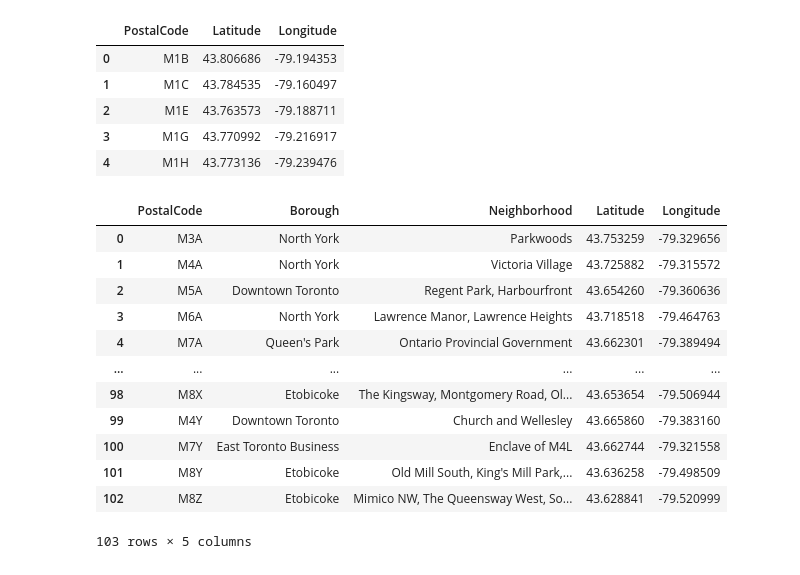
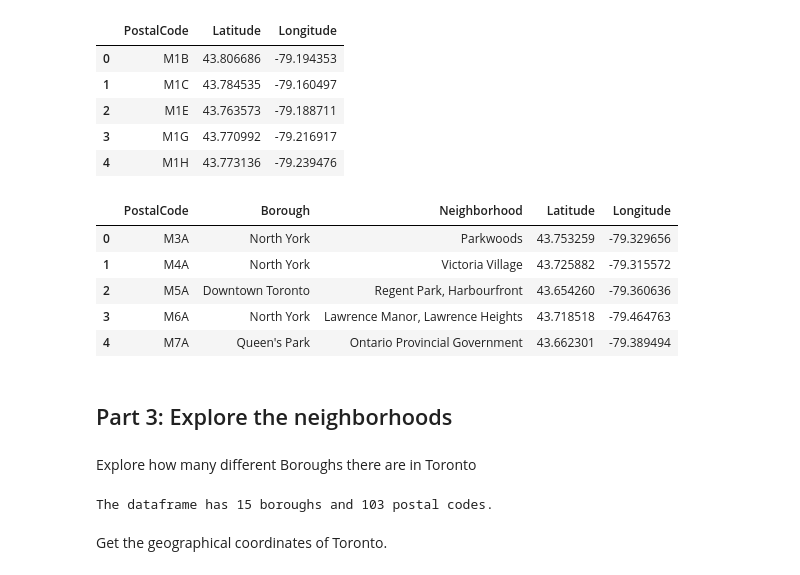
Before and after one commit to cthigh/Coursera_Capstone, a Jupyter notebook: Segmenting and Clustering Neighborhoods in Toronto.ipynb, the cells around one changed output. Cells and saved outputs as stored; diff of their text form; code cells hidden in the pictures.

```diff
--- a/Segmenting and Clustering Neighborhoods in Toronto.ipynb
+++ b/Segmenting and Clustering Neighborhoods in Toronto.ipynb
@@ -153,18 +153,26 @@ coords_df.head()
 | 3 | M1G | 43.770992 | -79.216917 |
 | 4 | M1H | 43.773136 | -79.239476 |
 # %%
-pd.merge(df, coords_df, on="PostalCode", how="left")
+df_merged = pd.merge(df, coords_df, on="PostalCode", how="left")
+df_merged.head()
 # %% [output]
 |  | PostalCode | Borough | Neighborhood | Latitude | Longitude |
 | 0 | M3A | North York | Parkwoods | 43.753259 | -79.329656 |
 | 1 | M4A | North York | Victoria Village | 43.725882 | -79.315572 |
 | 2 | M5A | Downtown Toronto | Regent Park, Harbourfront | 43.654260 | -79.360636 |
 | 3 | M6A | North York | Lawrence Manor, Lawrence Heights | 43.718518 | -79.464763 |
 | 4 | M7A | Queen's Park | Ontario Provincial Government | 43.662301 | -79.389494 |
-| ... | ... | ... | ... | ... | ... |
-| 98 | M8X | Etobicoke | The Kingsway, Montgomery Road, Ol... | 43.653654 | -79.506944 |
-| 99 | M4Y | Downtown Toronto | Church and Wellesley | 43.665860 | -79.383160 |
-| 100 | M7Y | East Toronto Business | Enclave of M4L | 43.662744 | -79.321558 |
-| 101 | M8Y | Etobicoke | Old Mill South, King's Mill Park,... | 43.636258 | -79.498509 |
-| 102 | M8Z | Etobicoke | Mimico NW, The Queensway West, So... | 43.628841 | -79.520999 |
-103 rows × 5 columns
+# %% [markdown]
+## Part 3: Explore the neighborhoods
+# %% [markdown]
+Explore how many different Boroughs there are in Toronto
+# %%
+print('The dataframe has {} boroughs and {} postal codes.'.format(
+        len(df['Borough'].unique()),
+        df.shape[0]
+    )
+)
+# %% [output]
+The dataframe has 15 boroughs and 103 postal codes.
+# %% [markdown]
+Get the geographical coordinates of Toronto.
```
Also changed, not shown: parts of 5 cells of this notebook.
